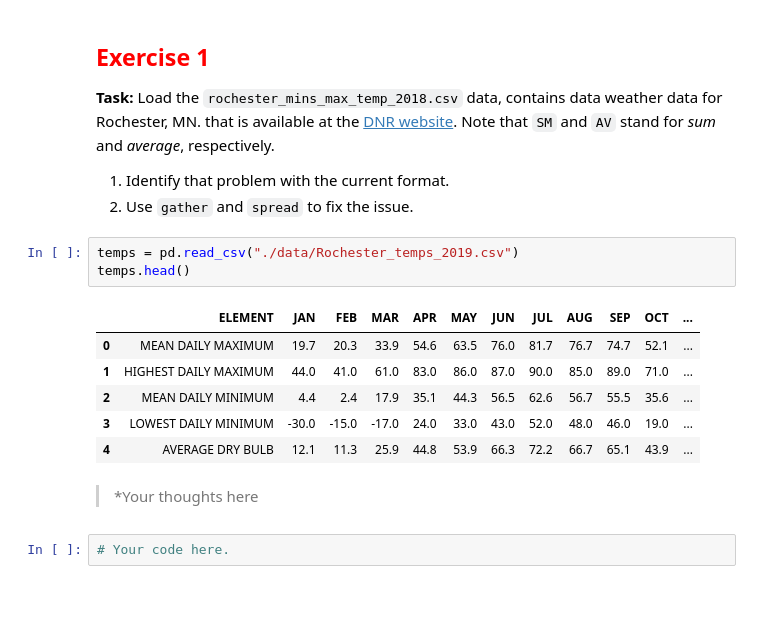
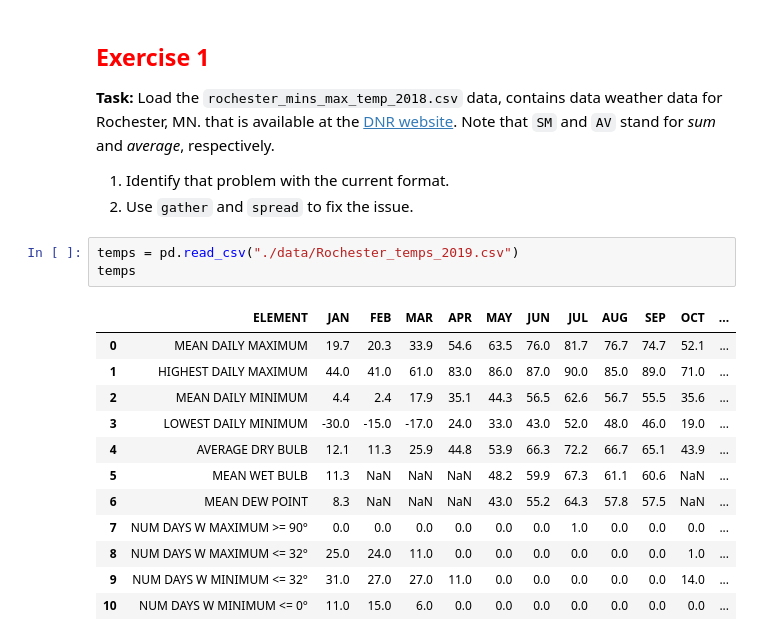
Before and after one commit to brycebanton/joining_tables_and_aggregations, a Jupyter notebook: 6_3_stack_unstack_and_the_golden_rule.ipynb, the cells around one changed output. Drawn from its saved outputs; the diff is of its cells as text; blank space fills up the shorter version.

```diff
--- a/6_3_stack_unstack_and_the_golden_rule.ipynb
+++ b/6_3_stack_unstack_and_the_golden_rule.ipynb
@@ -145,15 +145,17 @@ The following problems
 2. Use `gather` and `spread` to fix the issue.
 # %%
 temps = pd.read_csv("./data/Rochester_temps_2019.csv")
-temps.head()
+temps
 # %% [output]
 |  | ELEMENT | JAN | FEB | MAR | APR | MAY | JUN | JUL | AUG | SEP | OCT | ... |
 | 0 | MEAN DAILY MAXIMUM | 19.7 | 20.3 | 33.9 | 54.6 | 63.5 | 76.0 | 81.7 | 76.7 | 74.7 | 52.1 | ... |
 | 1 | HIGHEST DAILY MAXIMUM | 44.0 | 41.0 | 61.0 | 83.0 | 86.0 | 87.0 | 90.0 | 85.0 | 89.0 | 71.0 | ... |
 | 2 | MEAN DAILY MINIMUM | 4.4 | 2.4 | 17.9 | 35.1 | 44.3 | 56.5 | 62.6 | 56.7 | 55.5 | 35.6 | ... |
 | 3 | LOWEST DAILY MINIMUM | -30.0 | -15.0 | -17.0 | 24.0 | 33.0 | 43.0 | 52.0 | 48.0 | 46.0 | 19.0 | ... |
 | 4 | AVERAGE DRY BULB | 12.1 | 11.3 | 25.9 | 44.8 | 53.9 | 66.3 | 72.2 | 66.7 | 65.1 | 43.9 | ... |
+| 5 | MEAN WET BULB | 11.3 | NaN | NaN | NaN | 48.2 | 59.9 | 67.3 | 61.1 | 60.6 | NaN | ... |
+| 6 | MEAN DEW POINT | 8.3 | NaN | NaN | NaN | 43.0 | 55.2 | 64.3 | 57.8 | 57.5 | NaN | ... |
+| 7 | NUM DAYS W MAXIMUM >= 90° | 0.0 | 0.0 | 0.0 | 0.0 | 0.0 | 0.0 | 1.0 | 0.0 | 0.0 | 0.0 | ... |
+| 8 | NUM DAYS W MAXIMUM <= 32° | 25.0 | 24.0 | 11.0 | 0.0 | 0.0 | 0.0 | 0.0 | 0.0 | 0.0 | 1.0 | ... |
+| 9 | NUM DAYS W MINIMUM <= 32° | 31.0 | 27.0 | 27.0 | 11.0 | 0.0 | 0.0 | 0.0 | 0.0 | 0.0 | 14.0 | ... |
+| 10 | NUM DAYS W MINIMUM <= 0° | 11.0 | 15.0 | 6.0 | 0.0 | 0.0 | 0.0 | 0.0 | 0.0 | 0.0 | 0.0 | ... |
-# %% [markdown]
-> *Your thoughts here
-# %%
-# Your code here.
```
Also changed, not shown: parts of 3 cells of this notebook, 4 other files.
